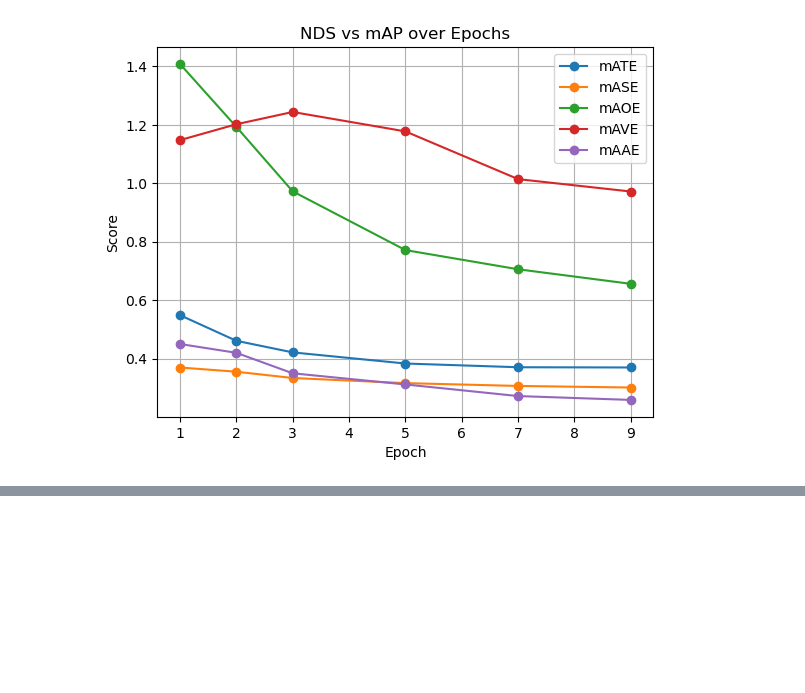
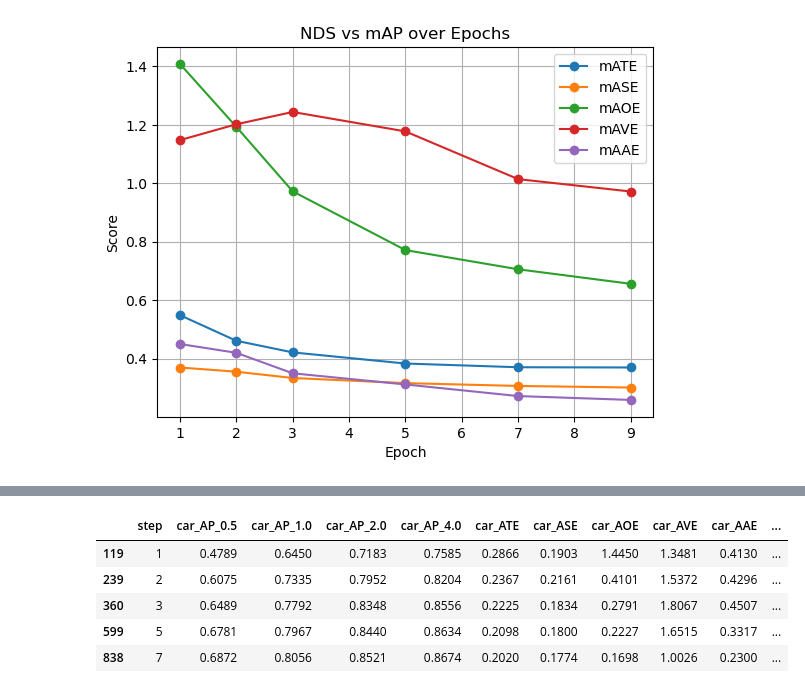
Before and after one commit to darkcyan-ugli-fruit/nuscenes-multimodal-learning, a Jupyter notebook: notebooks/03_camera_lidar_fusion_model.ipynb, the cells around one changed output, grey strips where cells are left out. Saved outputs shown, nothing was run; the diff lists cells and outputs as text; code cells hidden in the pictures; blank space fills up the shorter version.

```diff
--- a/notebooks/03_camera_lidar_fusion_model.ipynb
+++ b/notebooks/03_camera_lidar_fusion_model.ipynb
@@ -1167,0 +1216,9 @@ plt.show()
+# %%
+metrics_df.head()
+# %% [output]
+|  | step | car_AP_0.5 | car_AP_1.0 | car_AP_2.0 | car_AP_4.0 | car_ATE | car_ASE | car_AOE | car_AVE | car_AAE | ... |
+| 119 | 1 | 0.4789 | 0.6450 | 0.7183 | 0.7585 | 0.2866 | 0.1903 | 1.4450 | 1.3481 | 0.4130 | ... |
+| 239 | 2 | 0.6075 | 0.7335 | 0.7952 | 0.8204 | 0.2367 | 0.2161 | 0.4101 | 1.5372 | 0.4296 | ... |
+| 360 | 3 | 0.6489 | 0.7792 | 0.8348 | 0.8556 | 0.2225 | 0.1834 | 0.2791 | 1.8067 | 0.4507 | ... |
+| 599 | 5 | 0.6781 | 0.7967 | 0.8440 | 0.8634 | 0.2098 | 0.1800 | 0.2227 | 1.6515 | 0.3317 | ... |
+| 838 | 7 | 0.6872 | 0.8056 | 0.8521 | 0.8674 | 0.2020 | 0.1774 | 0.1698 | 1.0026 | 0.2300 | ... |
```
Also changed, not shown: parts of 15 cells of this notebook.
